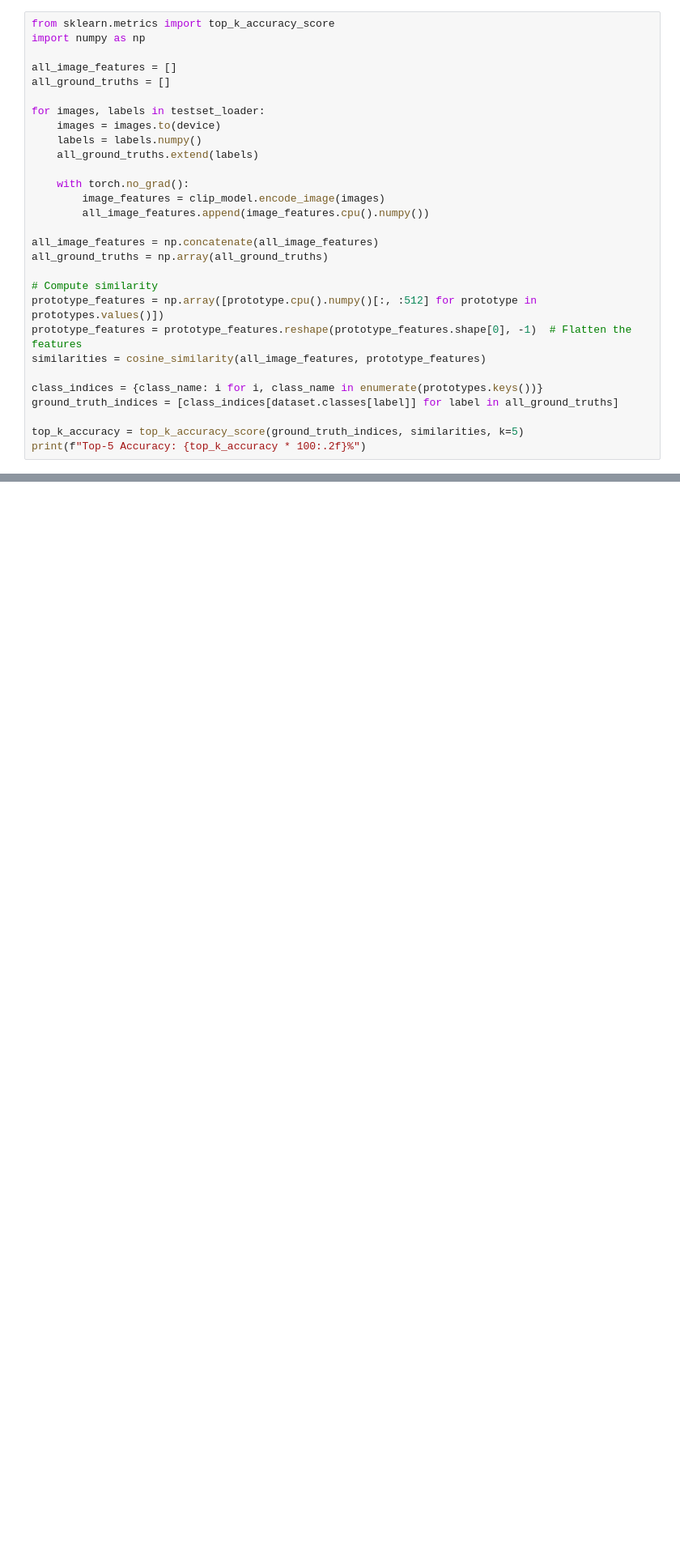
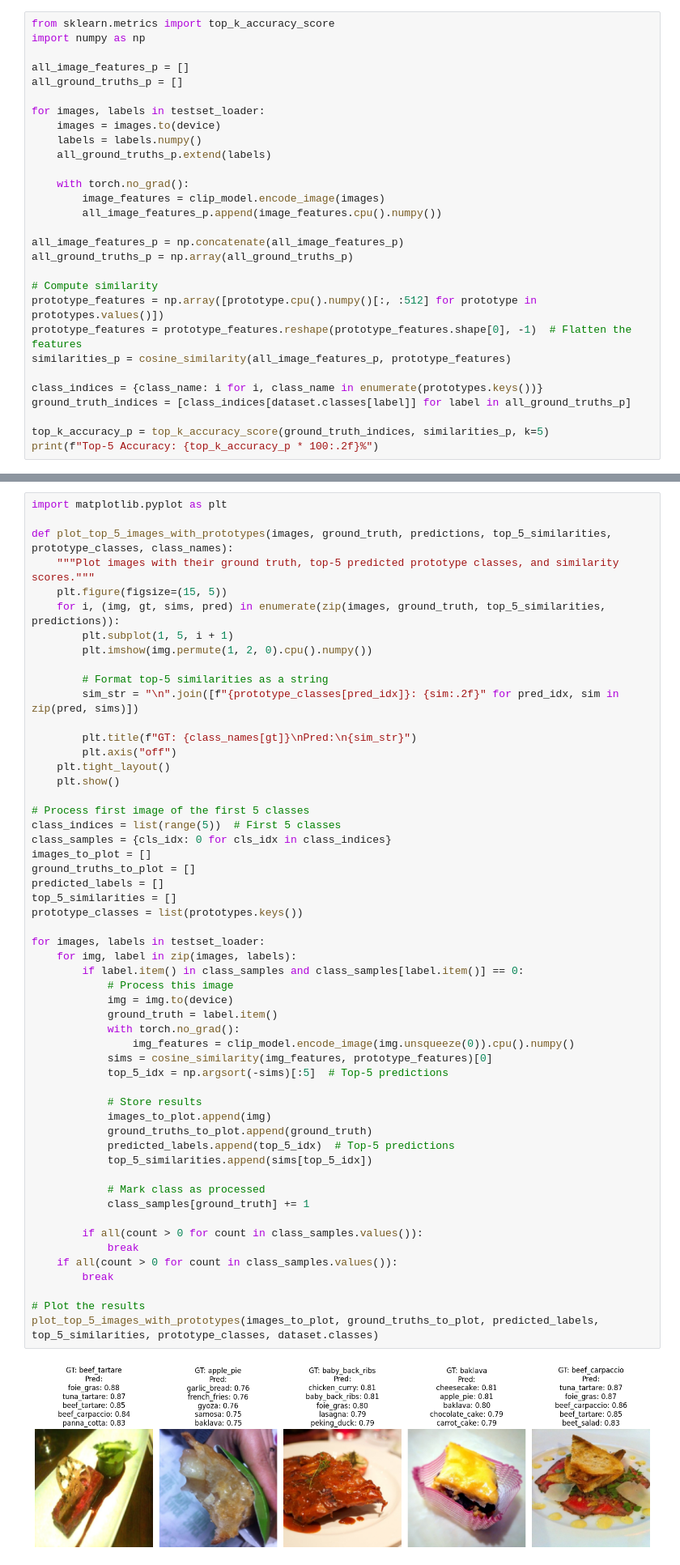
Before and after one commit to 1amireu/20242R0136COSE47402, a Jupyter notebook: FinalProject/Final_Project.ipynb, the cells around one changed output, grey strips where cells are left out. Shown at 81% size. Cells and saved outputs as stored; diff of their text form; blank space fills up the shorter version.

```diff
--- a/FinalProject/Final_Project.ipynb
+++ b/FinalProject/Final_Project.ipynb
@@ -368,29 +421,29 @@ Accuracy: 75.56%
 from sklearn.metrics import top_k_accuracy_score
 import numpy as np
 
-all_image_features = []
-all_ground_truths = []
+all_image_features_p = []
+all_ground_truths_p = []
 
 for images, labels in testset_loader:
     images = images.to(device)
     labels = labels.numpy()
-    all_ground_truths.extend(labels)
+    all_ground_truths_p.extend(labels)
 
     with torch.no_grad():
         image_features = clip_model.encode_image(images)
-        all_image_features.append(image_features.cpu().numpy())
+        all_image_features_p.append(image_features.cpu().numpy())
 
-all_image_features = np.concatenate(all_image_features)
-all_ground_truths = np.array(all_ground_truths)
+all_image_features_p = np.concatenate(all_image_features_p)
+all_ground_truths_p = np.array(all_ground_truths_p)
 
 # Compute similarity
 prototype_features = np.array([prototype.cpu().numpy()[:, :512] for prototype in prototypes.values()])
 prototype_features = prototype_features.reshape(prototype_features.shape[0], -1)  # Flatten the features
-similarities = cosine_similarity(all_image_features, prototype_features)
+similarities_p = cosine_similarity(all_image_features_p, prototype_features)
 
 class_indices = {class_name: i for i, class_name in enumerate(prototypes.keys())}
-ground_truth_indices = [class_indices[dataset.classes[label]] for label in all_ground_truths]
+ground_truth_indices = [class_indices[dataset.classes[label]] for label in all_ground_truths_p]
 
-top_k_accuracy = top_k_accuracy_score(ground_truth_indices, similarities, k=5)
-print(f"Top-5 Accuracy: {top_k_accuracy * 100:.2f}%")
+top_k_accuracy_p = top_k_accuracy_score(ground_truth_indices, similarities_p, k=5)
+print(f"Top-5 Accuracy: {top_k_accuracy_p * 100:.2f}%")
 # %% [output]
@@ -397,0 +451,56 @@ Top-5 Accuracy: 94.36%
+# %%
+import matplotlib.pyplot as plt
+
+def plot_top_5_images_with_prototypes(images, ground_truth, predictions, top_5_similarities, prototype_classes, class_names):
+    """Plot images with their ground truth, top-5 predicted prototype classes, and similarity scores."""
+    plt.figure(figsize=(15, 5))
+    for i, (img, gt, sims, pred) in enumerate(zip(images, ground_truth, top_5_similarities, predictions)):
+        plt.subplot(1, 5, i + 1)
+        plt.imshow(img.permute(1, 2, 0).cpu().numpy())
+
+        # Format top-5 similarities as a string
+        sim_str = "\n".join([f"{prototype_classes[pred_idx]}: {sim:.2f}" for pred_idx, sim in zip(pred, sims)])
+
+        plt.title(f"GT: {class_names[gt]}\nPred:\n{sim_str}")
+        plt.axis("off")
+    plt.tight_layout()
+    plt.show()
+
+# Process first image of the first 5 classes
+class_indices = list(range(5))  # First 5 classes
+class_samples = {cls_idx: 0 for cls_idx in class_indices}
+images_to_plot = []
+ground_truths_to_plot = []
+predicted_labels = []
+top_5_similarities = []
+prototype_classes = list(prototypes.keys())
+
+for images, labels in testset_loader:
+    for img, label in zip(images, labels):
+        if label.item() in class_samples and class_samples[label.item()] == 0:
+            # Process this image
+            img = img.to(device)
+            ground_truth = label.item()
+            with torch.no_grad():
+                img_features = clip_model.encode_image(img.unsqueeze(0)).cpu().numpy()
+            sims = cosine_similarity(img_features, prototype_features)[0]
+            top_5_idx = np.argsort(-sims)[:5]  # Top-5 predictions
+
+            # Store results
+            images_to_plot.append(img)
+            ground_truths_to_plot.append(ground_truth)
+            predicted_labels.append(top_5_idx)  # Top-5 predictions
+            top_5_similarities.append(sims[top_5_idx])
+
+            # Mark class as processed
+            class_samples[ground_truth] += 1
+
+        if all(count > 0 for count in class_samples.values()):
+            break
+    if all(count > 0 for count in class_samples.values()):
+        break
+
+# Plot the results
+plot_top_5_images_with_prototypes(images_to_plot, ground_truths_to_plot, predicted_labels, top_5_similarities, prototype_classes, dataset.classes)
+# %% [output]
+[figure, added]
```
Also changed, not shown: parts of 7 cells of this notebook.
